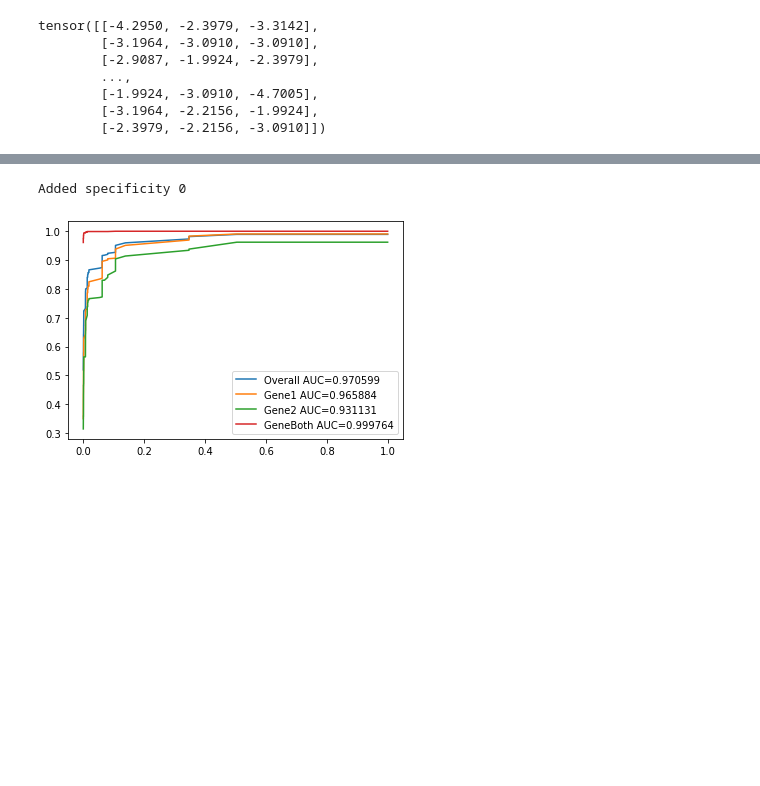
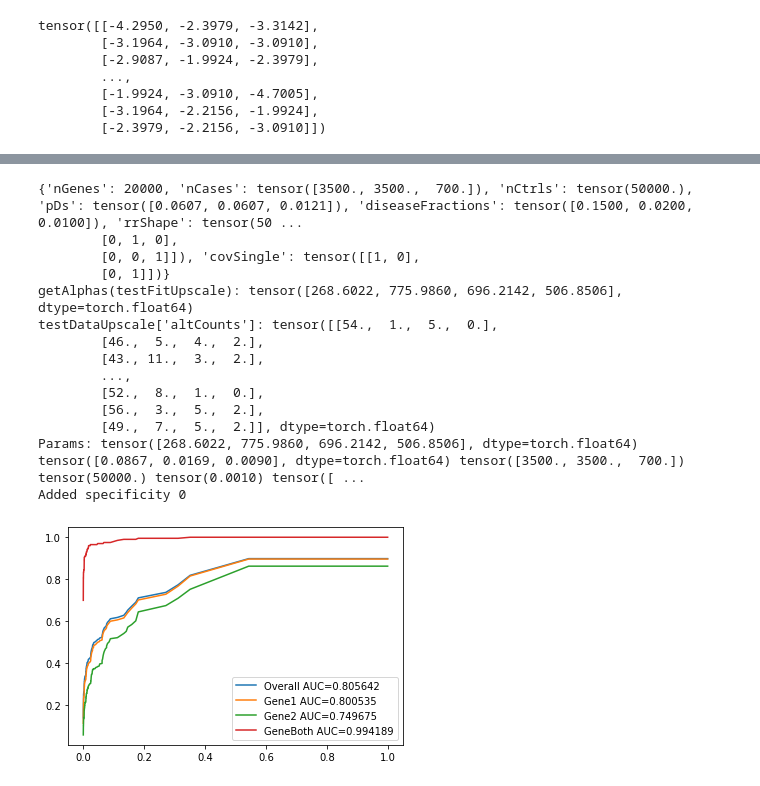
Before and after one commit to akotlar/multivariate-tada, a Jupyter notebook: MVLN-sim-mvn.ipynb, the cells around one changed output, grey strips where cells are left out. Cells and saved outputs as stored; diff of their text form; code cells hidden in the pictures; blank space fills up the shorter version.

```diff
--- a/MVLN-sim-mvn.ipynb
+++ b/MVLN-sim-mvn.ipynb
@@ -1148,12 +1152,13 @@ alphas: median: tensor([  280.3403, 13455.0194, 15702.6012, 93028.1288], dtype=t
 pdv1 inferred: mean: tensor(nan) std: tensor(nan)
 pdv1 true: mean: tensor(nan) std: tensor(nan)
 # %%
-rrsUpscale = tensor([10, 10, 5])
-pisUpscale = tensor([.1, .025, .05])
-pDsUpscale = tensor([0.0100, 0.0100, 0.0020])
-nCasesUpscale = tensor([1e4, 1e4, 4e3])
-nCtrlsUpscale = tensor(3e5)
-afMeanUpscale = tensor(1e-4)
+rrsUpscale = tensor([1.5, 1.5, 1.25])
+pisUpscale = tensor([.15, .02, .01])
+nCasesUpscale = tensor([3500., 3500, 700])
+nCtrlsUpscale = tensor(50_000.)
+pDsUpscale = nCasesUpscale / (nCasesUpscale.sum() + nCtrlsUpscale)
+print("pDsUpscale", pDsUpscale, nCasesUpscale.sum() + nCtrlsUpscale)
+afMeanUpscale = tensor(1e-3)
 rrShapeUpscale = tensor(50.)
 afShapeUpscale = tensor(50.)
 covSharedUpscale = tensor([[1, 0, 0],
@@ -1162,14 +1167,14 @@ covSharedUpscale = tensor([[1, 0, 0],
 covSingleUpscale = tensor([[1, 0],
         [0, 1]])
 
-generatingFn =  genData.v6
+generatingFn =  genData.v6normal
 fitMethod = 'nelder-mead'
 nEpochs=1
 mt = True
 
 try:
     paramsUpscale = genData.genParams(rrMeans=rrsUpscale, pis=pisUpscale, afMean=afMeanUpscale, rrShape=rrShapeUpscale, afShape=afShapeUpscale, nCases=nCasesUpscale, nCtrls=nCtrlsUpscale, pDs=pDsUpscale, covShared=covSharedUpscale, covSingle=covSingleUpscale)[0]
-    testDataUpscale = generatingFn(**paramsUpscale)
+    testDataUpscale = generatingFn(approx=True, **paramsUpscale)
 except Exception as e:
     print(f"Run failed: {e}")
 # %% [output]
@@ -1184,2 +1198,3 @@ totalSamples 324000
 # %%
-testFitUpscale = likelihoods.fitFnBivariateMT(altCountsFlat=testDataUpscale["altCounts"],pDs=pDsUpscale,nEpochs=1)
+print("paramsUpscale", paramsUpscale)
+testFitUpscale = likelihoods.fitFnBivariateMT(altCountsFlat=testDataUpscale["altCounts"],pDs=paramsUpscale["pDs"],nEpochs=1)
@@ -1341,8 +1358,24 @@ truePDGivenV
 # %%
-bfdpNull, altCountsNullBfPerm = bayes.bfNullGenePosterior(tensor(testFitUpscale["params"][0][3:]), tensor(testFitUpscale["params"][0][0:3]), nCases=paramsUpscale["nCases"], nCtrls=paramsUpscale["nCtrls"], af=paramsUpscale["afMean"], pDs=paramsUpscale["pDs"], nIterations=tensor([50_000]))
+print(paramsUpscale)
+print(f"getAlphas(testFitUpscale): {getAlphas(testFitUpscale)}")
+print(f"testDataUpscale['altCounts']: {testDataUpscale['altCounts']}")
+bfdpNull, altCountsNullBfPerm = bayes.bfNullGenePosterior(getAlphas(testFitUpscale), getPis(testFitUpscale), nIterations=tensor([50_000]), **paramsUpscale)
 bfdpData = bayes.bfdp(altCounts=testDataUpscale["altCounts"], pDs=paramsUpscale["pDs"], alphas=tensor(testFitUpscale["params"][0][3:]), pis=tensor(testFitUpscale["params"][0][0:3]), )
 
-bayes.genAucRocRiskGene(bfdpNull, bfdpData, affectedGenes1=tensor(testDataUpscale["affectedGenes"][0]), affectedGenes2=tensor(testDataUpscale["affectedGenes"][1]), affectedGenesBoth=tensor(testDataUpscale["affectedGenes"][2]))
+bayes.genAucRocRiskGene(bfdpNull, bfdpData, affectedGenes1=tensor(testDataUpscale["affectedGenes"][0]), affectedGenes2=tensor(testDataUpscale["affectedGenes"][1]), affectedGenesBoth=tensor(testDataUpscale["affectedGenes"][2]), name="test-full-posterior.png")
 # %% [output]
+{'nGenes': 20000, 'nCases': tensor([3500., 3500.,  700.]), 'nCtrls': tensor(50000.), 'pDs': tensor([0.0607, 0.0607, 0.0121]), 'diseaseFractions': tensor([0.1500, 0.0200, 0.0100]), 'rrShape': tensor(50 ...
+        [0, 1, 0],
+        [0, 0, 1]]), 'covSingle': tensor([[1, 0],
+        [0, 1]])}
+getAlphas(testFitUpscale): tensor([268.6022, 775.9860, 696.2142, 506.8506], dtype=torch.float64)
+testDataUpscale['altCounts']: tensor([[54.,  1.,  5.,  0.],
+        [46.,  5.,  4.,  2.],
+        [43., 11.,  3.,  2.],
+        ...,
+        [52.,  8.,  1.,  0.],
+        [56.,  3.,  5.,  2.],
+        [49.,  7.,  5.,  2.]], dtype=torch.float64)
+Params: tensor([268.6022, 775.9860, 696.2142, 506.8506], dtype=torch.float64) tensor([0.0867, 0.0169, 0.0090], dtype=torch.float64) tensor([3500., 3500.,  700.]) tensor(50000.) tensor(0.0010) tensor([ ...
 Added specificity 0
-[figure, old version]
+[figure, new version]
```
Also changed, not shown: parts of 32 cells of this notebook, 3 other files.
